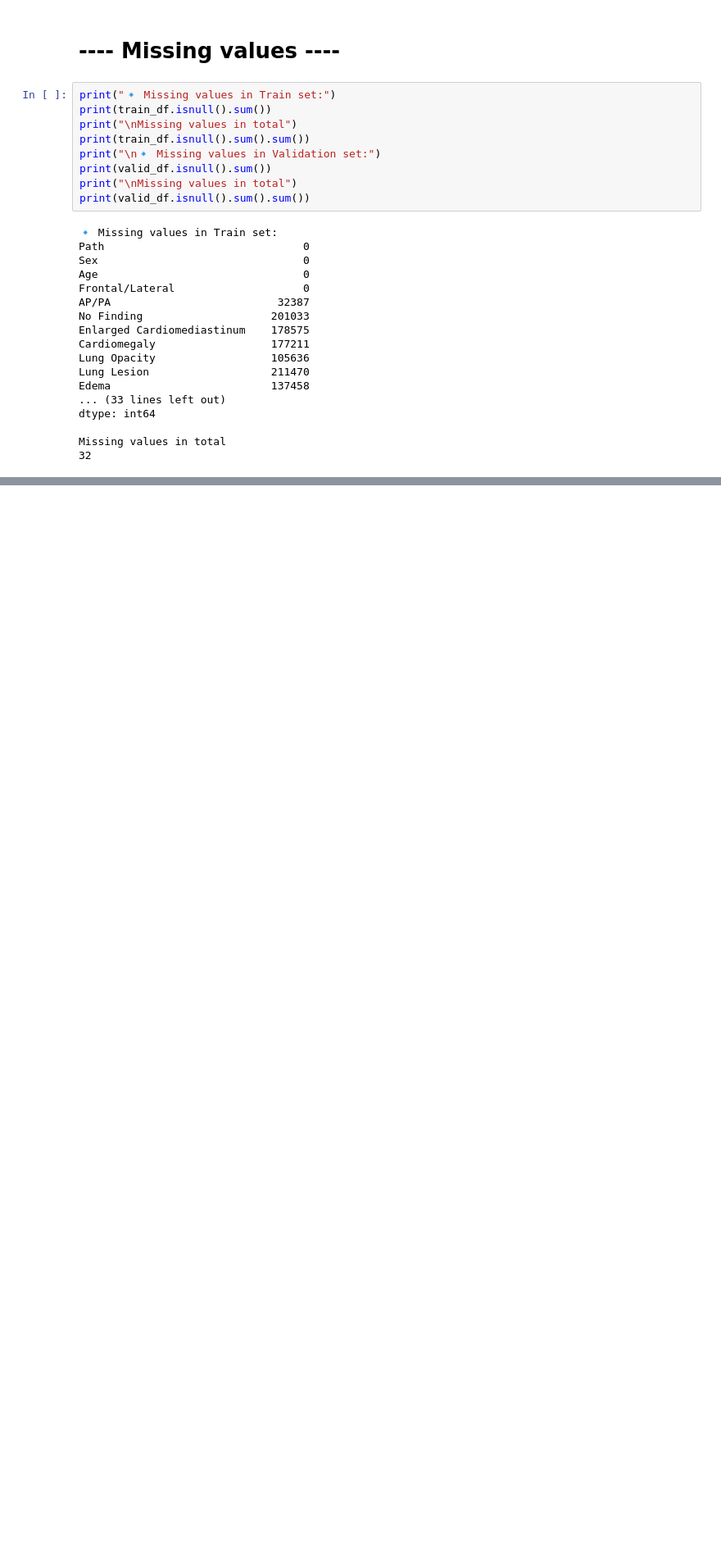
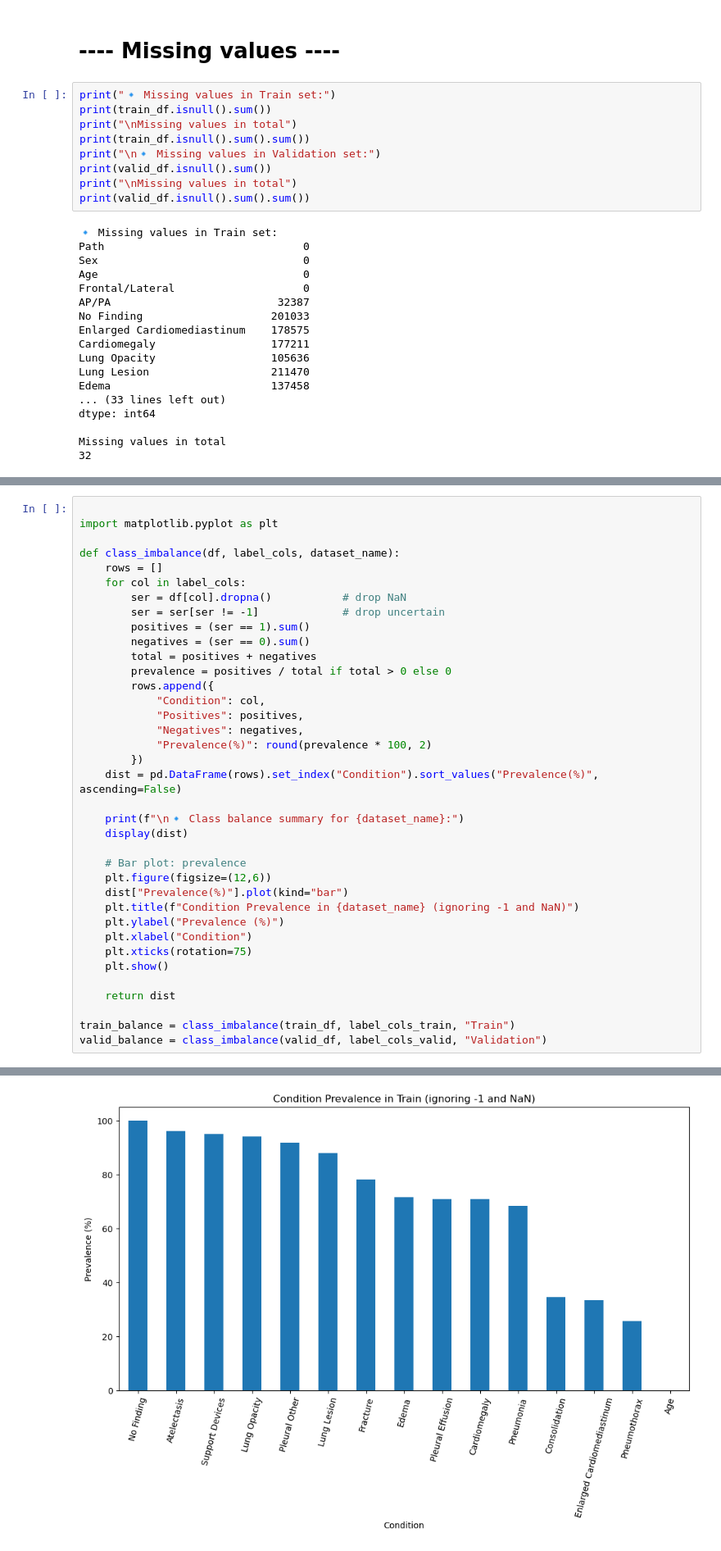
Before and after one commit to Mahyar-mhn/CheXRayVision, a Jupyter notebook: EDA/EDA.ipynb, the cells around one changed output, grey strips where cells are left out. Shown at 82% size. Cells and saved outputs as stored; diff of their text form; blank space fills up the shorter version.

```diff
--- a/EDA/EDA.ipynb
+++ b/EDA/EDA.ipynb
@@ -166,0 +264,38 @@ Missing values in total
+# %%
+
+import matplotlib.pyplot as plt
+
+def class_imbalance(df, label_cols, dataset_name):
+    rows = []
+    for col in label_cols:
+        ser = df[col].dropna()           # drop NaN
+        ser = ser[ser != -1]             # drop uncertain
+        positives = (ser == 1).sum()
+        negatives = (ser == 0).sum()
+        total = positives + negatives
+        prevalence = positives / total if total > 0 else 0
+        rows.append({
+            "Condition": col,
+            "Positives": positives,
+            "Negatives": negatives,
+            "Prevalence(%)": round(prevalence * 100, 2)
+        })
+    dist = pd.DataFrame(rows).set_index("Condition").sort_values("Prevalence(%)", ascending=False)
+
+    print(f"\n🔹 Class balance summary for {dataset_name}:")
+    display(dist)
+
+    # Bar plot: prevalence
+    plt.figure(figsize=(12,6))
+    dist["Prevalence(%)"].plot(kind="bar")
+    plt.title(f"Condition Prevalence in {dataset_name} (ignoring -1 and NaN)")
+    plt.ylabel("Prevalence (%)")
+    plt.xlabel("Condition")
+    plt.xticks(rotation=75)
+    plt.show()
+
+    return dist
+
+train_balance = class_imbalance(train_df, label_cols_train, "Train")
+valid_balance = class_imbalance(valid_df, label_cols_valid, "Validation")
+# %% [output]
@@ -166,0 +320 @@ Missing values in total
+[figure, added]
```
Also changed, not shown: parts of 10 cells of this notebook.
